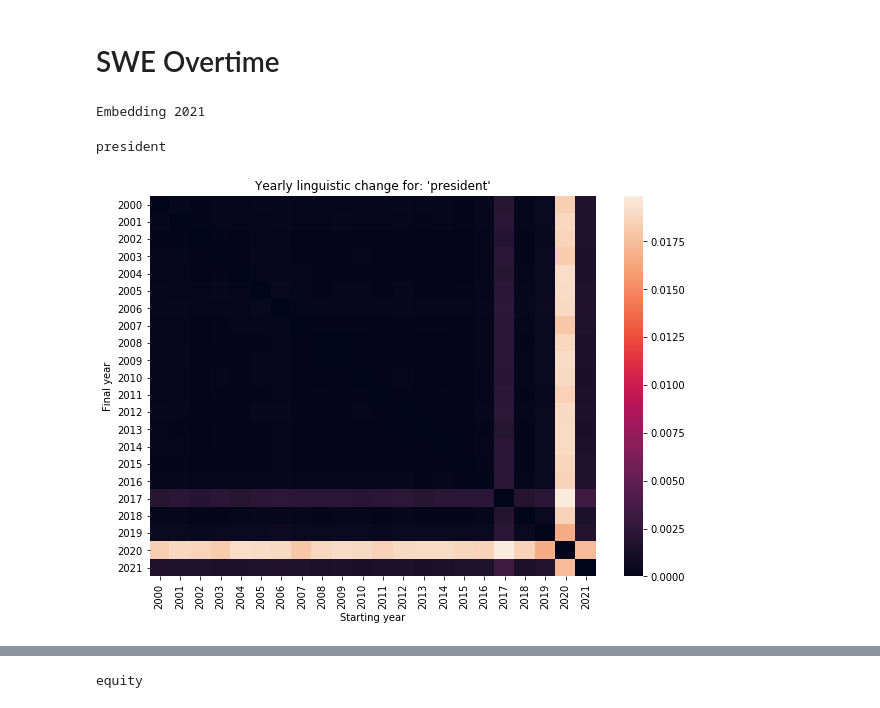
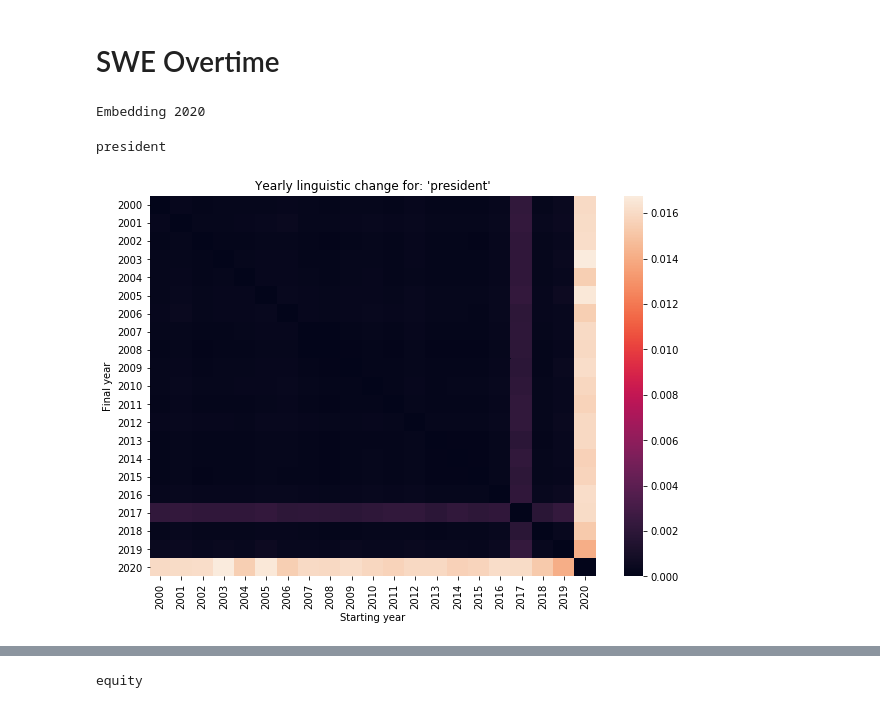
Before and after one commit to RobertoBarrosoLuque/Presidential-Rhetoric-NLP, a Jupyter notebook: exploratory_notebooks/speeches-orders-combined.ipynb, the cells around one changed output, grey strips where cells are left out. Saved outputs shown, nothing was run; the diff lists cells and outputs as text; code cells hidden in the pictures.

Commit message:
add figures

```diff
--- a/exploratory_notebooks/speeches-orders-combined.ipynb
+++ b/exploratory_notebooks/speeches-orders-combined.ipynb
@@ -23,8 +23,9 @@ speeches.head(2)
 | 0 | january-20-2021-inaugural-address | Joe Biden | January 20, 2021 | \n \n\n\n\n\n\nChief Justice Robe... | Speech |
 | 1 | january-19-2021-farewell-address | Donald Trump | January 19, 2021 | \n \n\n\n\n\n\nMy fellow American... | Speech |
 # %%
-orders = pandas.read_csv("../data/exec_orders_w_text")
+orders = pandas.read_csv("../data/full_exec_orders_text.csv")
 orders = orders.rename(columns={'publication_date': 'date', 'order_text': 'text'})
+orders = orders[orders['text'].notna()]
 print(orders.shape)
 orders.head(2)
 # %% [output]
@@ -254,20 +455,24 @@ data['year'] = data['date'].str[-4:]
 # %%
-data_recent = data[data['year'].isin(['2000', '2001', '2002', '2003', '2004', '2005', '2006', '2007', '2008', '2009', '2010', '2011', '2012', '2013', '2014', '2015', '2016', '2017', '2018', '2019', '2020', '2021'])]
+data_recent = data[data['year'].isin(['2000', '2001', '2002', '2003', '2004', '2005', '2006', '2007', '2008', '2009', '2010', '2011', '2012', '2013', '2014', '2015', '2016', '2017', '2018', '2019', '2020'])]
+speech_recent = speeches[speeches['year'].isin(['2000', '2001', '2002', '2003', '2004', '2005', '2006', '2007', '2008', '2009', '2010', '2011', '2012', '2013', '2014', '2015', '2016', '2017', '2018', '2019', '2020'])]
+order_recent = orders[orders['year'].isin(['2000', '2001', '2002', '2003', '2004', '2005', '2006', '2007', '2008', '2009', '2010', '2011', '2012', '2013', '2014', '2015', '2016', '2017', '2018', '2019', '2020'])]
-# %%
-rawEmbeddings, comparedEmbeddings = compareModels(data_recent, 'year', text_column_name='normalized_sents')
-# %% [output]
-Embedding 2021
+# %%
+datarawEmbeddings, datacomparedEmbeddings = compareModels(data_recent, 'year', text_column_name='normalized_sents')
+speechrawEmbeddings, speechcomparedEmbeddings = compareModels(speech_recent, 'year', text_column_name='normalized_sents')
+orderrawEmbeddings, ordercomparedEmbeddings = compareModels(order_recent, 'year', text_column_name='normalized_sents')
+# %% [output]
+Embedding 2020
 # %%
 targetWord = 'president'
 
-pltDF = getDivergenceDF(targetWord, comparedEmbeddings)
+pltDF = getDivergenceDF(targetWord, datacomparedEmbeddings)
 fig, ax = plt.subplots(figsize = (10, 7))
 seaborn.heatmap(pltDF, ax = ax, annot = False) #set annot True for a lot more information
 ax.set_xlabel("Starting year")
 ax.set_ylabel("Final year")
 ax.set_ylabel("Final year")
 ax.set_title("Yearly linguistic change for: '{}'".format(targetWord))
 plt.show()
 # %% [output]
 president
-[figure, old version]
+[figure, new version]
```
Also changed, not shown: parts of 11 cells of this notebook, 3 other files.
